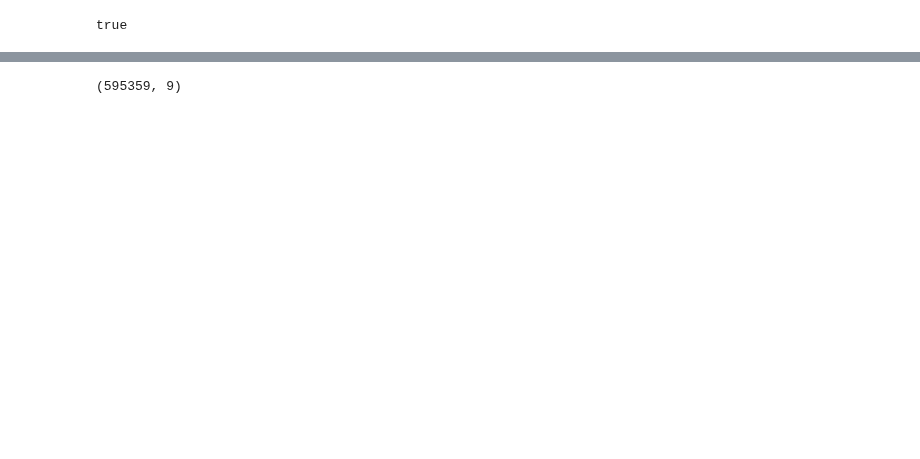
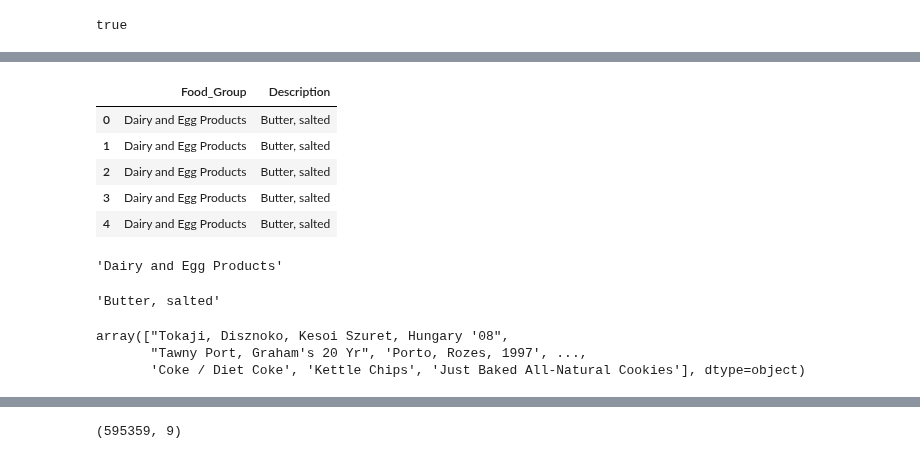
Before and after one commit to AnotherGuitar/DSI-SF-4-anotherguitar, a Jupyter notebook: projects/Capstone Stuff/Setup and Model.ipynb, the cells around one changed output, grey strips where cells are left out. Saved outputs shown, nothing was run; the diff lists cells and outputs as text; code cells hidden in the pictures; blank space fills up the shorter version.

```diff
--- a/projects/Capstone Stuff/Setup and Model.ipynb
+++ b/projects/Capstone Stuff/Setup and Model.ipynb
@@ -56,0 +61,29 @@ usda.head()
+# %%
+dads = usda[['Food_Group','Description']]
+# descriptions = dads.Description.unique()
+# for i in descriptions:
+#     identity = usda.usda.Description == i
+dads.head()
+# %% [output]
+|  | Food_Group | Description |
+| 0 | Dairy and Egg Products | Butter, salted |
+| 1 | Dairy and Egg Products | Butter, salted |
+| 2 | Dairy and Egg Products | Butter, salted |
+| 3 | Dairy and Egg Products | Butter, salted |
+| 4 | Dairy and Egg Products | Butter, salted |
+# %%
+dads['Food_Group'][1]
+# %% [output]
+'Dairy and Egg Products'
+# %%
+dads['Description'][1]
+# %% [output]
+'Butter, salted'
+# %%
+vegan_next_version = vegan
+list_run_thru = vegan_next_version.menu_item_name.unique()
+list_run_thru
+# %% [output]
+array(["Tokaji, Disznoko, Kesoi Szuret, Hungary '08",
+       "Tawny Port, Graham's 20 Yr", 'Porto, Rozes, 1997', ...,
+       'Coke / Diet Coke', 'Kettle Chips', 'Just Baked All-Natural Cookies'], dtype=object)
```
Also changed, not shown: parts of 16 cells of this notebook.
